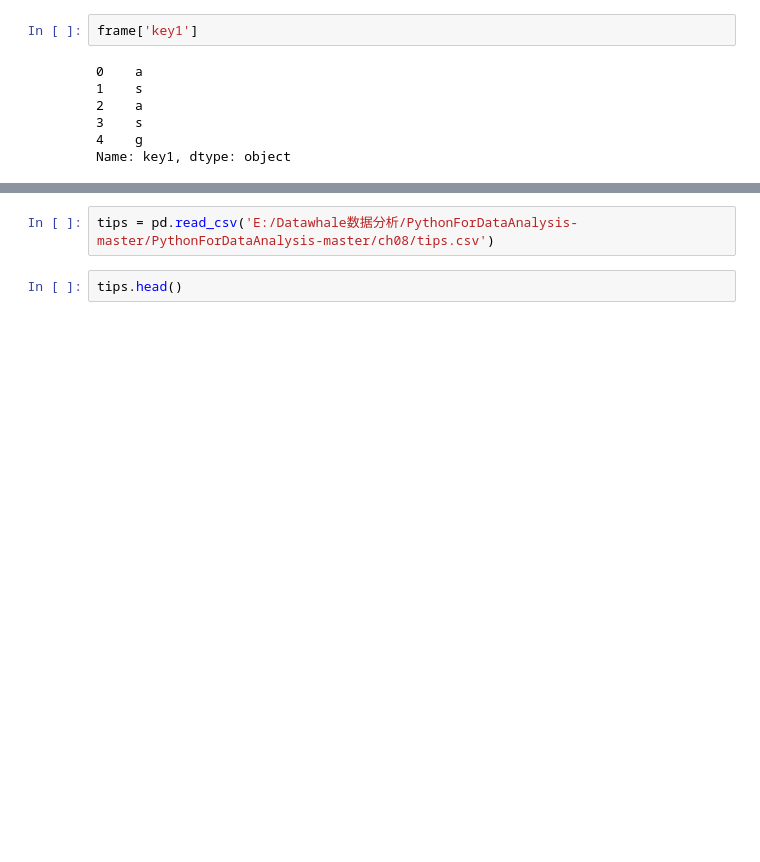
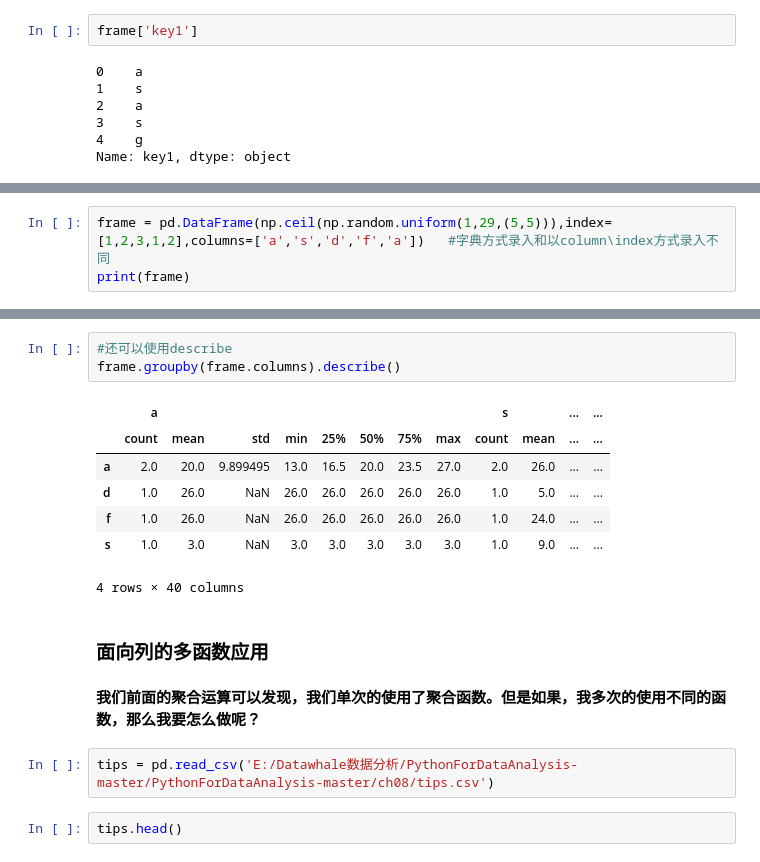
Before and after one commit to andongBlue/-self_teaching, a Jupyter notebook: 数据聚合与分组运算.ipynb, the cells around one changed output, grey strips where cells are left out. Saved outputs shown, nothing was run; the diff lists cells and outputs as text; blank space fills up the shorter version.

```diff
--- a/数据聚合与分组运算.ipynb
+++ b/数据聚合与分组运算.ipynb
@@ -86,0 +397,3 @@ frame[['data1']]
+# %%
+frame = pd.DataFrame(np.ceil(np.random.uniform(1,29,(5,5))),index=[1,2,3,1,2],columns=['a','s','d','f','a'])   #字典方式录入和以column\index方式录入不同
+print(frame)
@@ -87,3 +414,18 @@ frame[['data1']]
+# %%
+#还可以使用describe
+frame.groupby(frame.columns).describe()
+# %% [output]
+|  | a |  |  |  |  |  |  |  | s |  | ... | ... |
+|  | count | mean | std | min | 25% | 50% | 75% | max | count | mean | ... | ... |
+| a | 2.0 | 20.0 | 9.899495 | 13.0 | 16.5 | 20.0 | 23.5 | 27.0 | 2.0 | 26.0 | ... | ... |
+| d | 1.0 | 26.0 | NaN | 26.0 | 26.0 | 26.0 | 26.0 | 26.0 | 1.0 | 5.0 | ... | ... |
+| f | 1.0 | 26.0 | NaN | 26.0 | 26.0 | 26.0 | 26.0 | 26.0 | 1.0 | 24.0 | ... | ... |
+| s | 1.0 | 3.0 | NaN | 3.0 | 3.0 | 3.0 | 3.0 | 3.0 | 1.0 | 9.0 | ... | ... |
+4 rows × 40 columns
+# %% [markdown]
+### 面向列的多函数应用
+# %% [markdown]
+**我们前面的聚合运算可以发现，我们单次的使用了聚合函数。但是如果，我多次的使用不同的函数，那么我要怎么做呢？**
 # %%
 tips = pd.read_csv('E:/Datawhale数据分析/PythonForDataAnalysis-master/PythonForDataAnalysis-master/ch08/tips.csv')
 # %%
```
Also changed, not shown: parts of 86 cells of this notebook.
